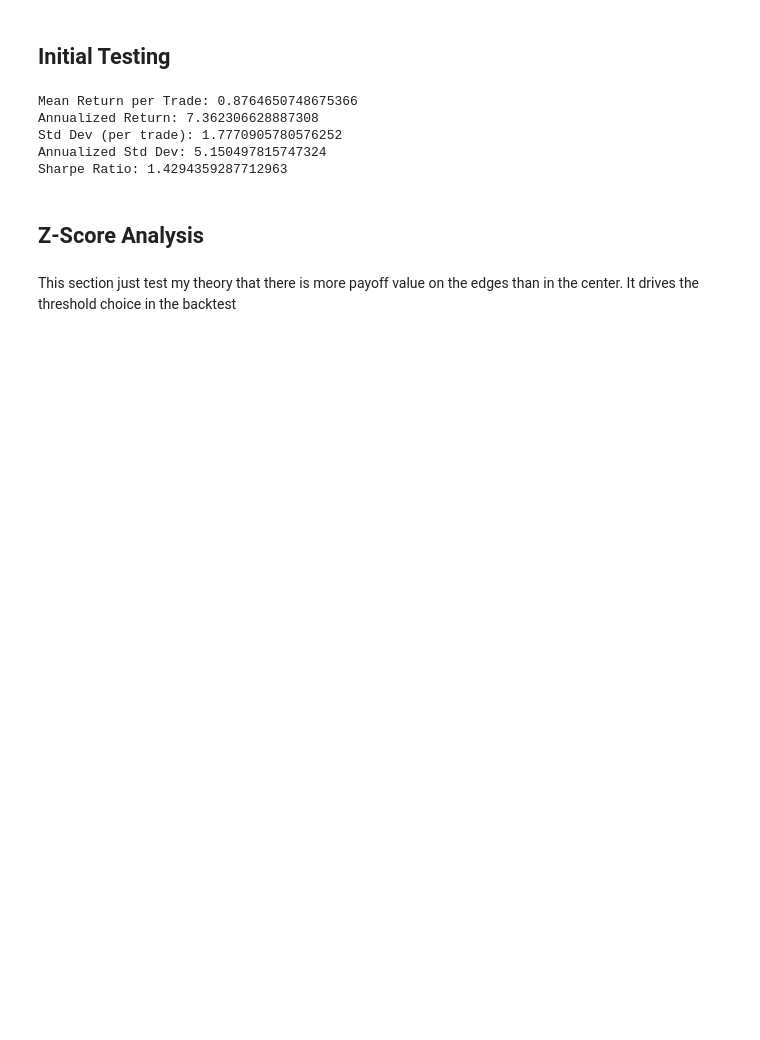
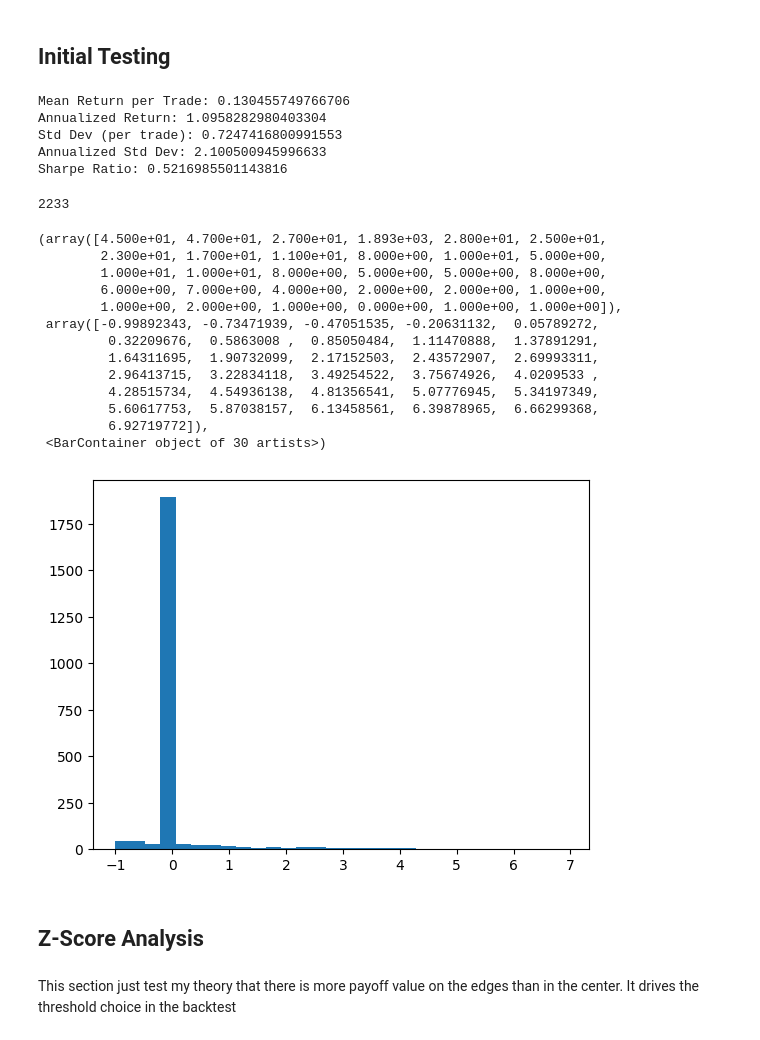
Before and after one commit to Hunter2832/MGT-6081-Options-Strategy, a Jupyter notebook: Strategy.ipynb, the cells around one changed output. Drawn from its saved outputs; the diff is of its cells as text; code cells hidden in the pictures; blank space fills up the shorter version.

```diff
--- a/Strategy.ipynb
+++ b/Strategy.ipynb
@@ -249,11 +249,11 @@ oil_data['Realized_Move'] = np.abs(oil_data['Future_Price'] - oil_data['Strikes'
 oil_data['Straddle_Price'] = oil_data['ATM Call Price'] + oil_data['ATM Put Price']
 
 # Generate signals
-upper = 1.5
+upper = 1
 lower = -2.5
 oil_data['Signal'] = 0
 oil_data.loc[oil_data['Z_Score'] > upper, 'Signal'] = 1
-oil_data.loc[oil_data['Z_Score'] < lower, 'Signal'] = 1
+#oil_data.loc[oil_data['Z_Score'] < lower, 'Signal'] = 1
 
 # Calculate P&L per contract (dollar gain/loss)
 oil_data['PnL'] = 0.0
@@ -264,12 +264,12 @@ oil_data.loc[oil_data['Signal'] == -1, 'PnL'] = oil_data['Straddle_Price'] - oil
 oil_data['Trade_Return'] = oil_data['PnL'] / oil_data['Straddle_Price']
 
 # Filter valid trades
-valid_trades = oil_data.loc[(oil_data['Straddle_Price'] > 0) & (~oil_data['Future_Price'].isna()) & (oil_data['Signal'] != 0)].copy()
-
+#valid_trades = oil_data.loc[(oil_data['Straddle_Price'] > 0) & (~oil_data['Future_Price'].isna()) & (oil_data['Signal'] != 0)].copy()
+valid_trades = oil_data.copy()
 returns = valid_trades['Trade_Return'].dropna()
 
 # Annualize assuming ~8.4 trades per year (252 days / 30-day holding)
-trades_per_year = 252 / 30
+trades_per_year = 252/30
 sharpe = np.sqrt(trades_per_year) * returns.mean() / returns.std()
 
 print('Mean Return per Trade:', returns.mean())
@@ -278,11 +278,30 @@ print('Std Dev (per trade):', returns.std())
 print('Annualized Std Dev:', returns.std() * np.sqrt(trades_per_year))
 print('Sharpe Ratio:', sharpe)
 # %% [output]
-Mean Return per Trade: 0.8764650748675366
-Annualized Return: 7.362306628887308
-Std Dev (per trade): 1.7770905780576252
-Annualized Std Dev: 5.150497815747324
-Sharpe Ratio: 1.4294359287712963
+Mean Return per Trade: 0.130455749766706
+Annualized Return: 1.0958282980403304
+Std Dev (per trade): 0.7247416800991553
+Annualized Std Dev: 2.100500945996633
+Sharpe Ratio: 0.5216985501143816
+# %%
+print(len(valid_trades['Trade_Return']))
+plt.hist(valid_trades['Trade_Return'], bins=30)
+# %% [output]
+2233
+(array([4.500e+01, 4.700e+01, 2.700e+01, 1.893e+03, 2.800e+01, 2.500e+01,
+        2.300e+01, 1.700e+01, 1.100e+01, 8.000e+00, 1.000e+01, 5.000e+00,
+        1.000e+01, 1.000e+01, 8.000e+00, 5.000e+00, 5.000e+00, 8.000e+00,
+        6.000e+00, 7.000e+00, 4.000e+00, 2.000e+00, 2.000e+00, 1.000e+00,
+        1.000e+00, 2.000e+00, 1.000e+00, 0.000e+00, 1.000e+00, 1.000e+00]),
+ array([-0.99892343, -0.73471939, -0.47051535, -0.20631132,  0.05789272,
+         0.32209676,  0.5863008 ,  0.85050484,  1.11470888,  1.37891291,
+         1.64311695,  1.90732099,  2.17152503,  2.43572907,  2.69993311,
+         2.96413715,  3.22834118,  3.49254522,  3.75674926,  4.0209533 ,
+         4.28515734,  4.54936138,  4.81356541,  5.07776945,  5.34197349,
+         5.60617753,  5.87038157,  6.13458561,  6.39878965,  6.66299368,
+         6.92719772]),
+ <BarContainer object of 30 artists>)
+[figure, added]
 # %% [markdown]
 ## Z-Score Analysis
 # %% [markdown]
```
Also changed, not shown: parts of 8 cells of this notebook.
